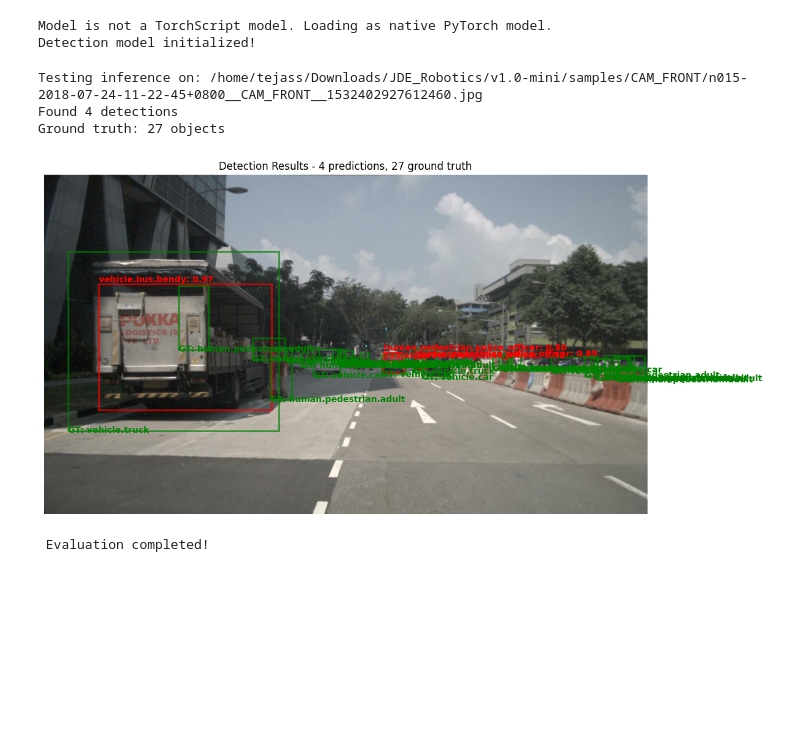
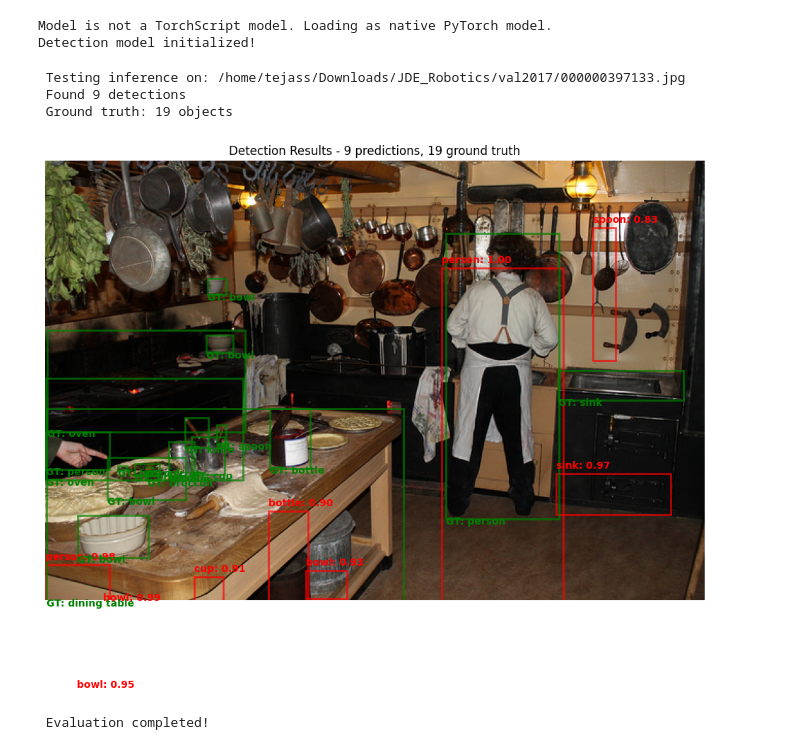
Before and after one commit to JdeRobot/PerceptionMetrics, a Jupyter notebook: examples/tutorial_image_detection.ipynb, the cells around one changed output. Cells and saved outputs as stored; diff of their text form; code cells hidden in the pictures; blank space fills up the shorter version.

```diff
--- a/examples/tutorial_image_detection.ipynb
+++ b/examples/tutorial_image_detection.ipynb
@@ -86,7 +84,7 @@ model_cfg = {
     "batch_size": 1,
     "num_workers": 0,
     "confidence_threshold": 0.8,
-    "nms_threshold": 0.3
+    "nms_threshold": 0.3,
 }
 config_path = "local/data/models/maskrcnn_config.json"
 with open(config_path, "w") as f:
@@ -97,9 +95,10 @@ ontology_path = "local/data/models/coco_model_ontology.json"
 with open(ontology_path, "w") as f:
     json.dump(dataset.ontology, f, indent=2)
 
-ontology_path = "local/data/models/nusc_model_ontology.json"
-with open(ontology_path, "w") as f:
-    json.dump(dataset.ontology, f, indent=2)
+# Uncomment the following block to save nuScenes ontology
+# ontology_path = "local/data/models/nusc_model_ontology.json"
+# with open(ontology_path, "w") as f:
+#     json.dump(dataset.ontology, f, indent=2)
 
 print("Model and configuration saved!")
 # %% [output]
@@ -109,7 +108,7 @@ detection_model = TorchImageDetectionModel(
     model=model_path,
     model_cfg=config_path,
     ontology_fname=ontology_path,  # This is the model ontology (indices as keys)
-    device="cpu"
+    device="cpu",
 )
 
 
@@ -182,68 +205,41 @@ def visualize_detections(image, predictions, ground_truth=None, title="Detection
     plt.tight_layout()
     plt.show()
 # %%
-import cv2
-import numpy as np
-from PIL import Image
-
-# Check if dataset is loaded
-if 'dataset' in locals() and len(dataset.dataset) > 0:
-    # Make filenames global if not done
+# Test inference on a single image
+if "dataset" in locals() and len(dataset.dataset) > 0:
+    # Make filenames global first
     dataset.make_fname_global()
 
-    # Choose a sample
+    # Get first image from dataset
     sample_idx = 0
-    image_path = dataset.dataset.iloc[sample_idx]['image']
+    image_path = dataset.dataset.iloc[sample_idx]["image"]
 
-    # Load image
-    image = Image.open(image_path).convert('RGB')
-    print(f"Testing inference on: {image_path}")
-
-    orig_w, orig_h = image.size
-
-    # Model transform size (default 640x640 if resize not specified)
-    try:
-        model_w = detection_model.model_cfg.get("resize", {}).get("width", 640)
-        model_h = detection_model.model_cfg.get("resize", {}).get("height", 640)
-    except AttributeError:
-        # fallback if model_cfg not available
-        model_w, model_h = 640, 640
-
+    # Load and display original image
+    image = Image.open(image_path).convert("RGB")
+    print(f" Testing inference on: {image_path}")
     # Run inference
     predictions = detection_model.inference(image)
 
-    # Rescale predicted boxes to original image size
-    if "boxes" in predictions and len(predictions["boxes"]) > 0:
-        boxes = predictions["boxes"].clone()
-        scale_w = orig_w / model_w
-        scale_h = orig_h / model_h
+    print(f" Found {len(predictions['boxes'])} detections")
+    # Get ground truth for comparison
+    annotation_path = dataset.dataset.iloc[sample_idx]["annotation"]
+    ground_truth = dataset.read_annotation(annotation_path)
 
-        boxes[:, [0, 2]] *= scale_w
-        boxes[:, [1, 3]] *= scale_h
-        predictions["boxes"] = boxes
-
-    print(f"Found {len(predictions.get('boxes', []))} detections")
-
-    # Ground truth
-    annotation_token = dataset.dataset.iloc[sample_idx]['annotation']
-    gt_boxes, gt_labels = dataset.read_annotation(annotation_token)
-    print(f"Ground truth: {len(gt_boxes)} objects")
-
-    # Optional: visualize alongside predictions
+    print(f" Ground truth: {len(ground_truth[0])} objects")
+    # Visualize results
     visualize_detections(
         np.array(image),
         predictions,
-        (gt_boxes, gt_labels),
-        title=f"Detection Results - {len(predictions.get('boxes', []))} predictions, {len(gt_boxes)} ground truth"
+        ground_truth,
+        title=f"Detection Results - {len(predictions['boxes'])} predictions, {len(ground_truth[0])} ground truth",
     )
-
 else:
-    print("Dataset not loaded. Please check the data paths above.")
+    print(" Dataset not loaded. Please check the data paths above.")
 # %% [output]
-Testing inference on: /home/tejass/Downloads/JDE_Robotics/v1.0-mini/samples/CAM_FRONT/n015-2018-07-24-11-22-45+0800__CAM_FRONT__1532402927612460.jpg
-Found 4 detections
-Ground truth: 27 objects
+ Testing inference on: /home/tejass/Downloads/JDE_Robotics/val2017/000000397133.jpg
+ Found 9 detections
+ Ground truth: 19 objects
-[figure, old version]
+[figure, new version]
 # %%
 # Run evaluation on a subset of the dataset
 # For demonstration, we'll use a small subset
```
Also changed, not shown: parts of 6 cells of this notebook, 2 other files.
